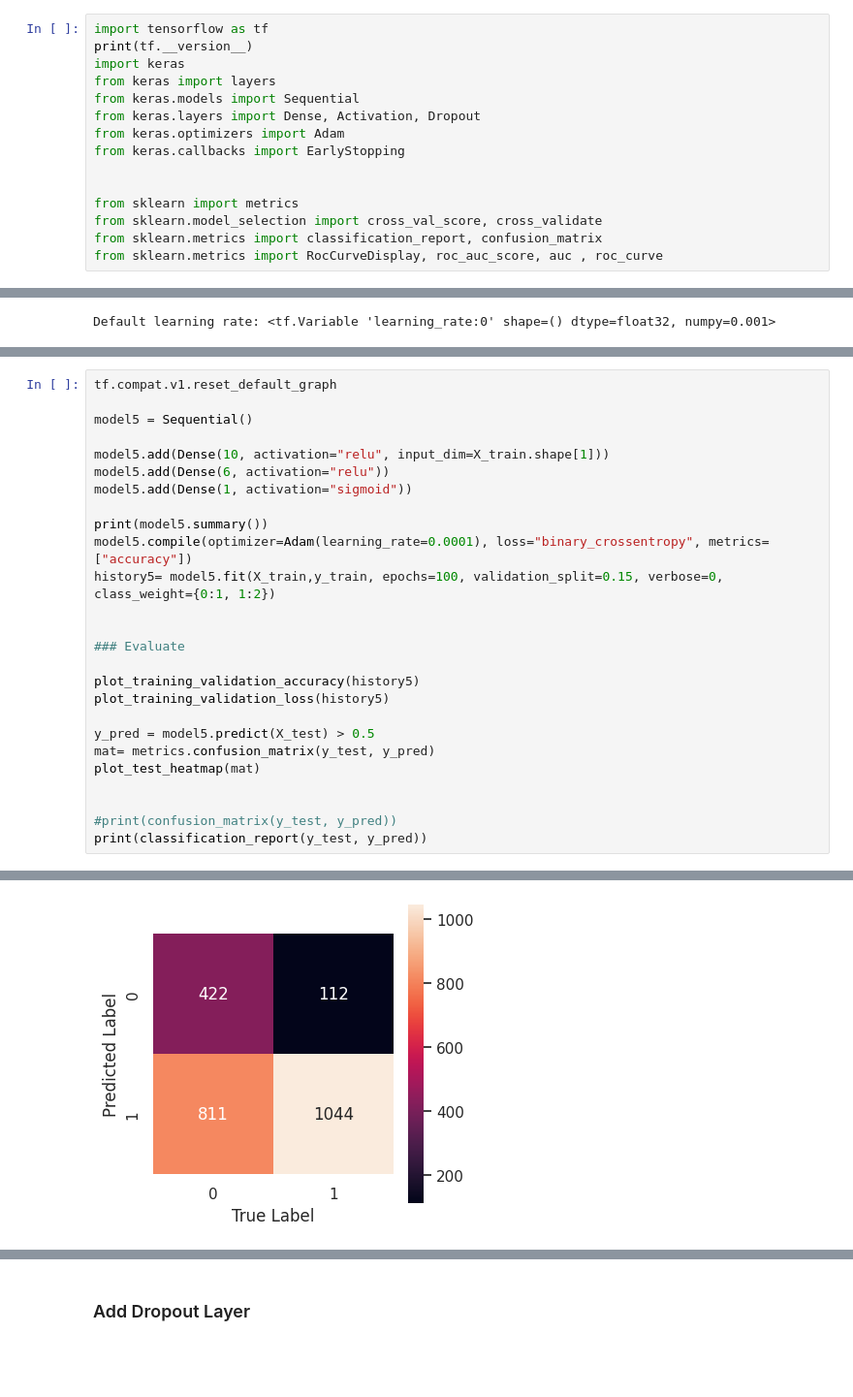
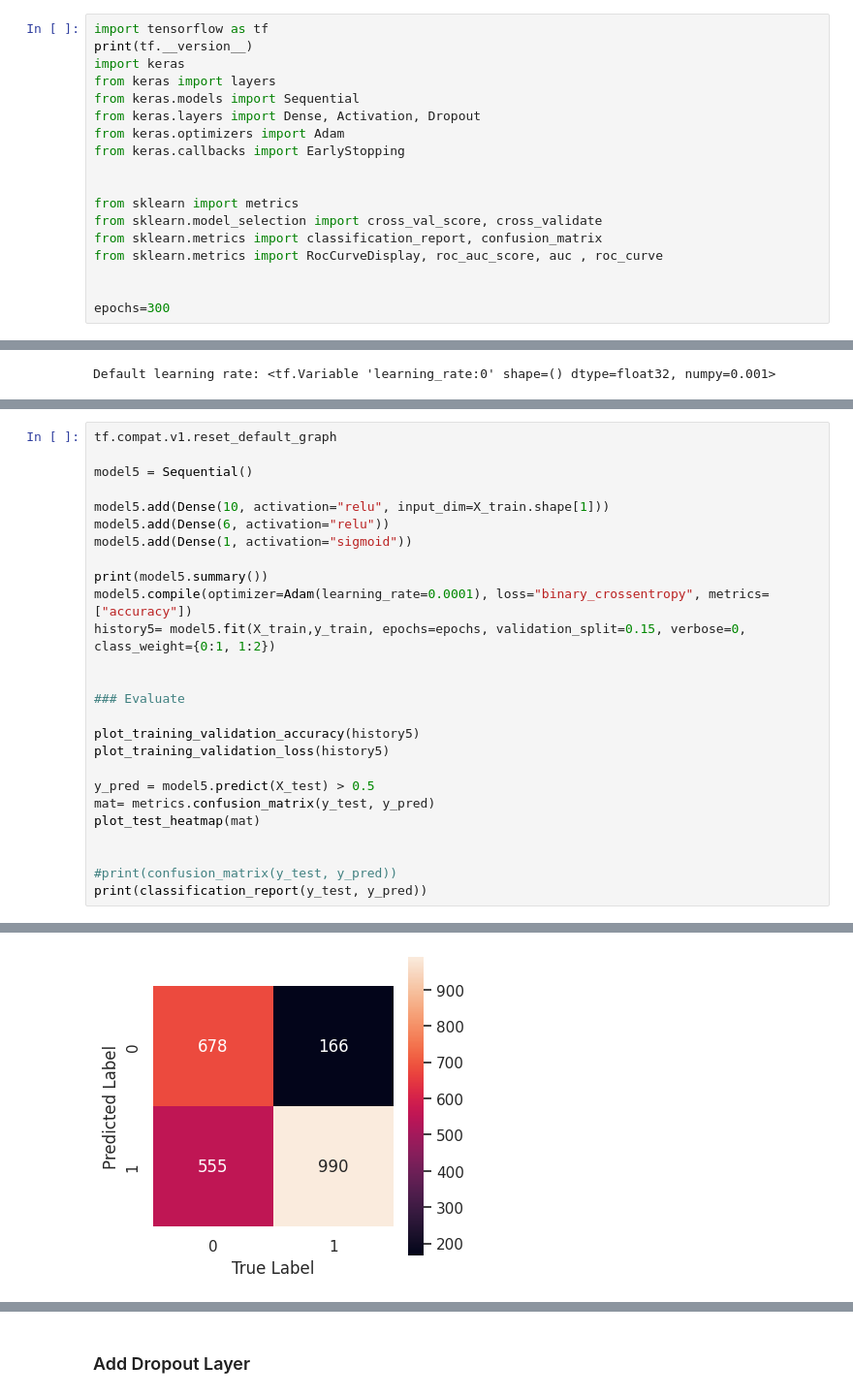
Before and after one commit to WaadAlharthi/ML_Portfolio, a Jupyter notebook: DL_Assignment_1_(Classification_with_ANN_Churn_Prediction).ipynb, the cells around one changed output, grey strips where cells are left out. Shown at 97% size. Drawn from its saved outputs; the diff is of its cells as text; blank space fills up the shorter version.

```diff
--- a/DL_Assignment_1_(Classification_with_ANN_Churn_Prediction).ipynb
+++ b/DL_Assignment_1_(Classification_with_ANN_Churn_Prediction).ipynb
@@ -376,6 +376,9 @@ from sklearn import metrics
 from sklearn.model_selection import cross_val_score, cross_validate
 from sklearn.metrics import classification_report, confusion_matrix
 from sklearn.metrics import RocCurveDisplay, roc_auc_score, auc , roc_curve
+
+
+epochs=300
 # %% [output]
 2.14.0
 # %%
@@ -728,7 +767,7 @@ model5.add(Dense(1, activation="sigmoid"))
 
 print(model5.summary())
 model5.compile(optimizer=Adam(learning_rate=0.0001), loss="binary_crossentropy", metrics=["accuracy"])
-history5= model5.fit(X_train,y_train, epochs=100, validation_split=0.15, verbose=0, class_weight={0:1, 1:2})
+history5= model5.fit(X_train,y_train, epochs=epochs, validation_split=0.15, verbose=0, class_weight={0:1, 1:2})
 
 
 ### Evaluate
@@ -774,4 +813,4 @@ weighted avg       0.68      0.61      0.58      2389
-[figure, old version]
+[figure, new version]
 # %%
 tf.compat.v1.reset_default_graph
 
```
Also changed, not shown: parts of 22 cells of this notebook.
